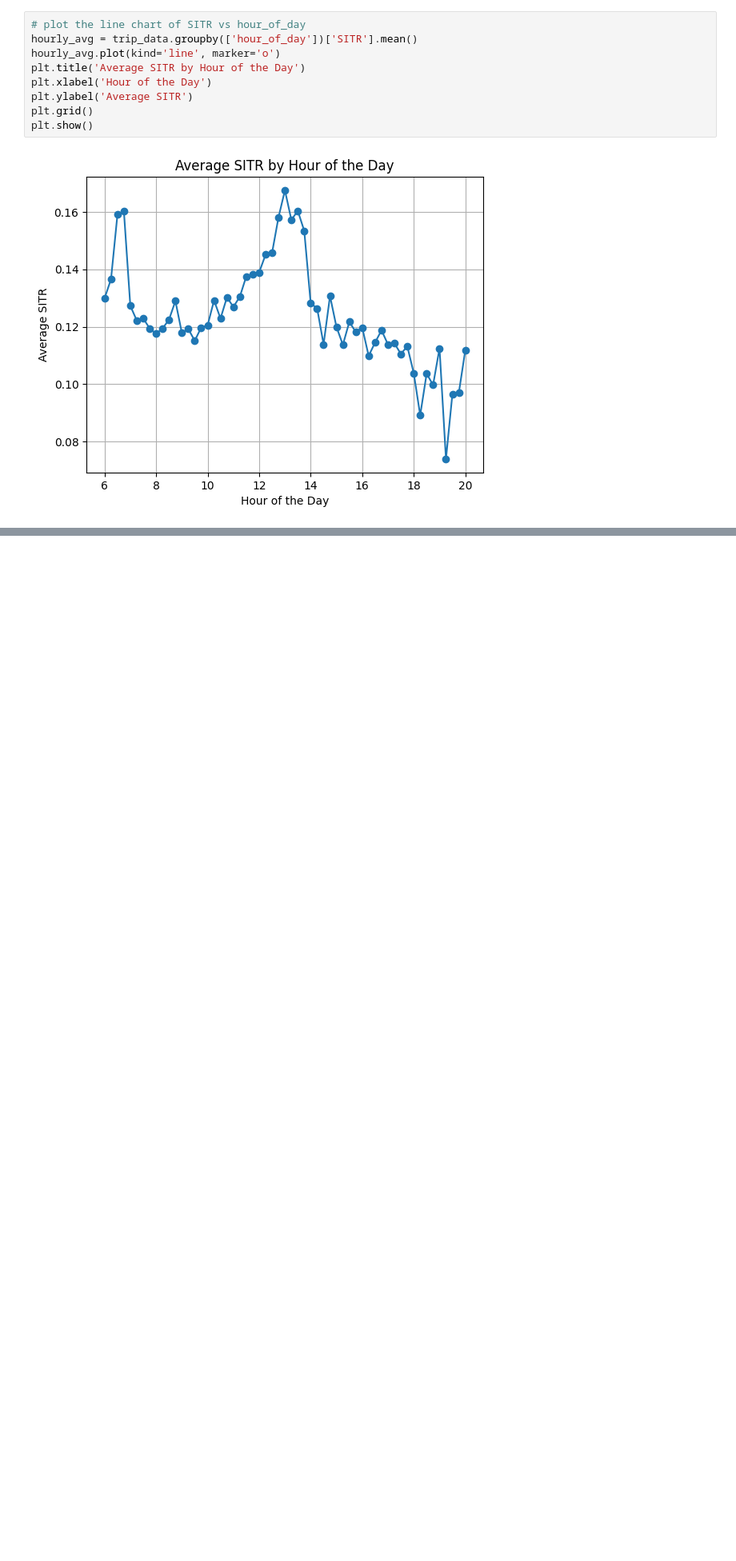
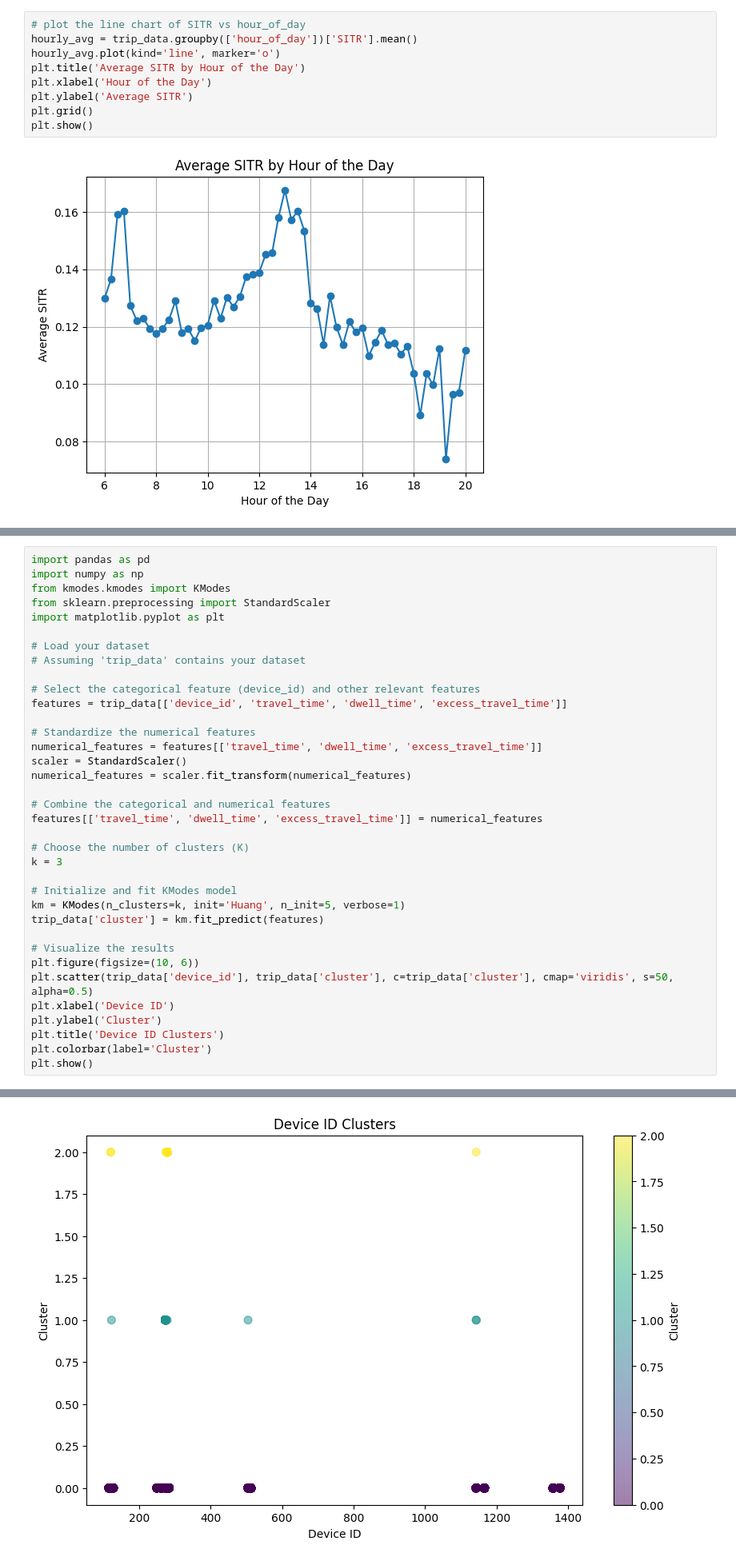
Before and after one commit to ShanukaLakshan/Realtime-GPS-Bus---Data-Science-Project, a Jupyter notebook: AnomalyDetection/performance.ipynb, the cells around one changed output, grey strips where cells are left out. Shown at 80% size. Saved outputs shown, nothing was run; the diff lists cells and outputs as text; blank space fills up the shorter version.

```diff
--- a/AnomalyDetection/performance.ipynb
+++ b/AnomalyDetection/performance.ipynb
@@ -97,0 +167,37 @@ plt.show()
+# %%
+import pandas as pd
+import numpy as np
+from kmodes.kmodes import KModes
+from sklearn.preprocessing import StandardScaler
+import matplotlib.pyplot as plt
+
+# Load your dataset
+# Assuming 'trip_data' contains your dataset
+
+# Select the categorical feature (device_id) and other relevant features
+features = trip_data[['device_id', 'travel_time', 'dwell_time', 'excess_travel_time']]
+
+# Standardize the numerical features
+numerical_features = features[['travel_time', 'dwell_time', 'excess_travel_time']]
+scaler = StandardScaler()
+numerical_features = scaler.fit_transform(numerical_features)
+
+# Combine the categorical and numerical features
+features[['travel_time', 'dwell_time', 'excess_travel_time']] = numerical_features
+
+# Choose the number of clusters (K)
+k = 3
+
+# Initialize and fit KModes model
+km = KModes(n_clusters=k, init='Huang', n_init=5, verbose=1)
+trip_data['cluster'] = km.fit_predict(features)
+
+# Visualize the results
+plt.figure(figsize=(10, 6))
+plt.scatter(trip_data['device_id'], trip_data['cluster'], c=trip_data['cluster'], cmap='viridis', s=50, alpha=0.5)
+plt.xlabel('Device ID')
+plt.ylabel('Cluster')
+plt.title('Device ID Clusters')
+plt.colorbar(label='Cluster')
+plt.show()
+# %% [output]
@@ -97,0 +226 @@ plt.show()
+[figure, added]
```
Also changed, not shown: parts of 7 cells of this notebook, 1 other file.
